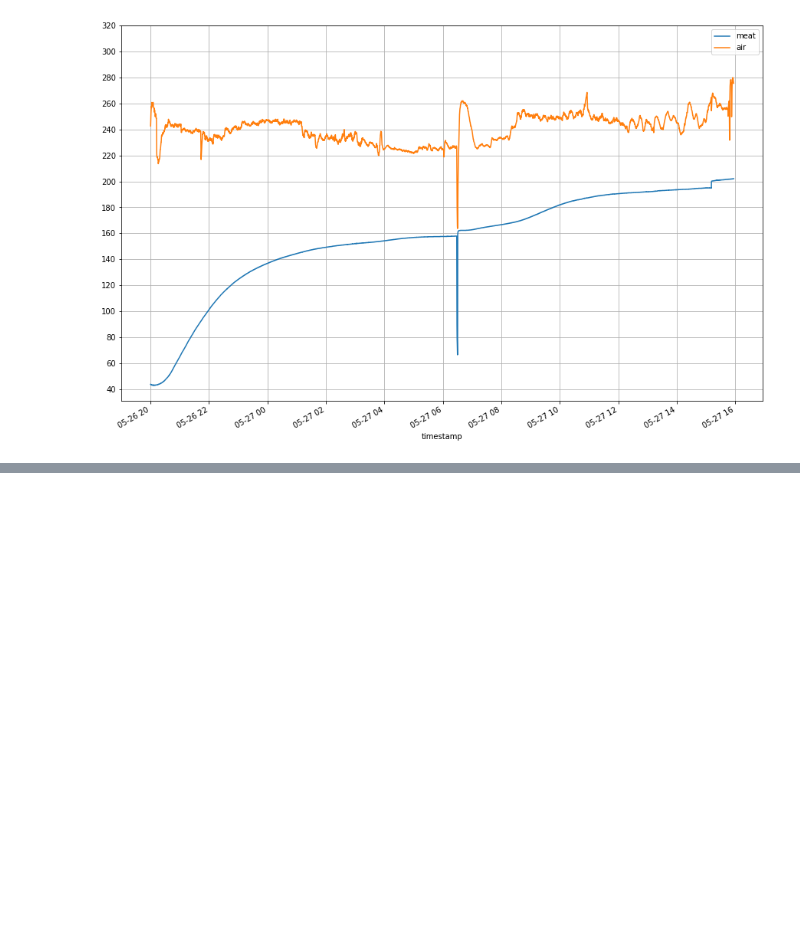
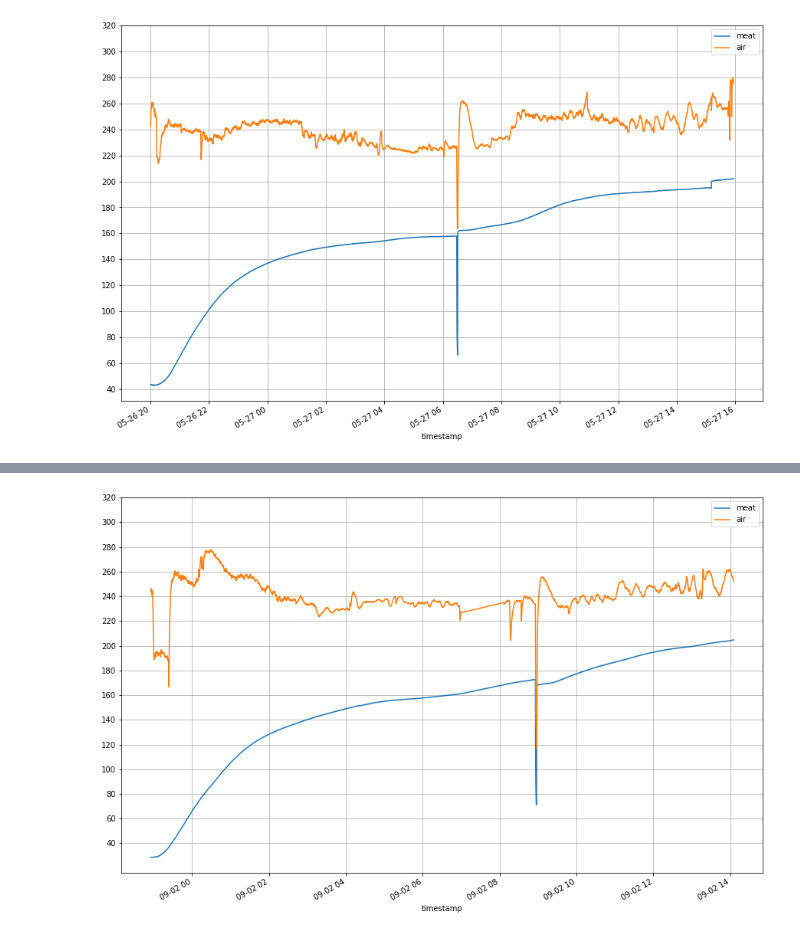
Before and after one commit to sbeckert1/smoker, a Jupyter notebook: data/Untitled.ipynb, the cells around one changed output, grey strips where cells are left out. Cells and saved outputs as stored; diff of their text form; code cells hidden in the pictures; blank space fills up the shorter version.

```diff
--- a/data/Untitled.ipynb
+++ b/data/Untitled.ipynb
@@ -237,3 +237,6 @@ plotJSON('../data/brisket_15_3.txt')
 2024-05-27 15:56:48-05:00
 0 days 19:56:38
 [figure]
+# %%
+plotJSON('../data/boston_8lb_3.txt')
+# %% [output]
@@ -239,0 +246 @@ plotJSON('../data/brisket_15_3.txt')
+[figure, added]
```
Also changed, not shown: parts of 1 cell of this notebook, 1 other file.
